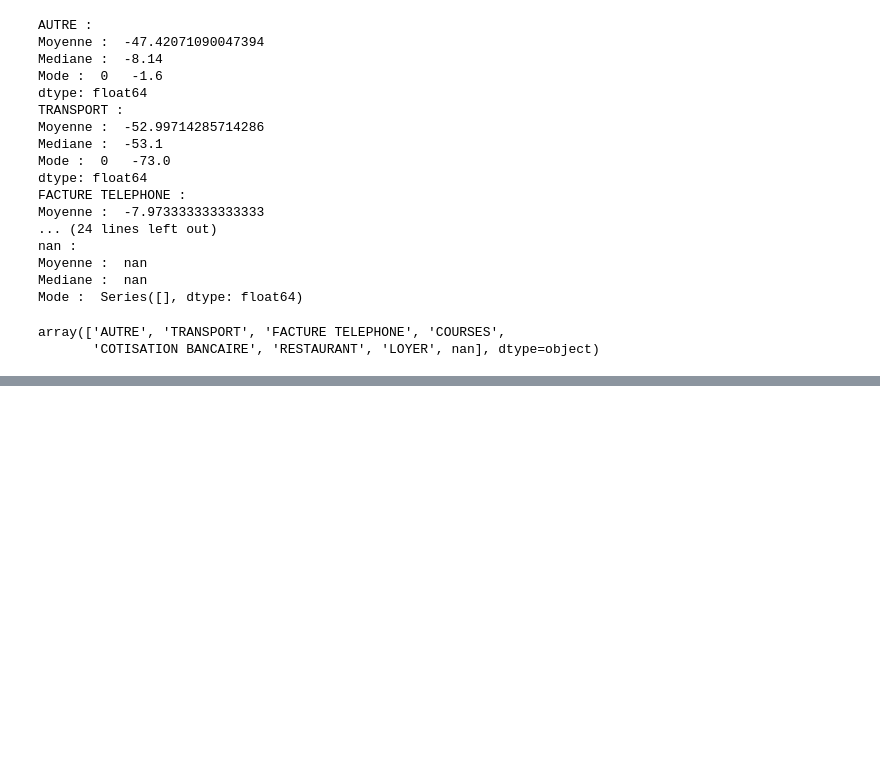
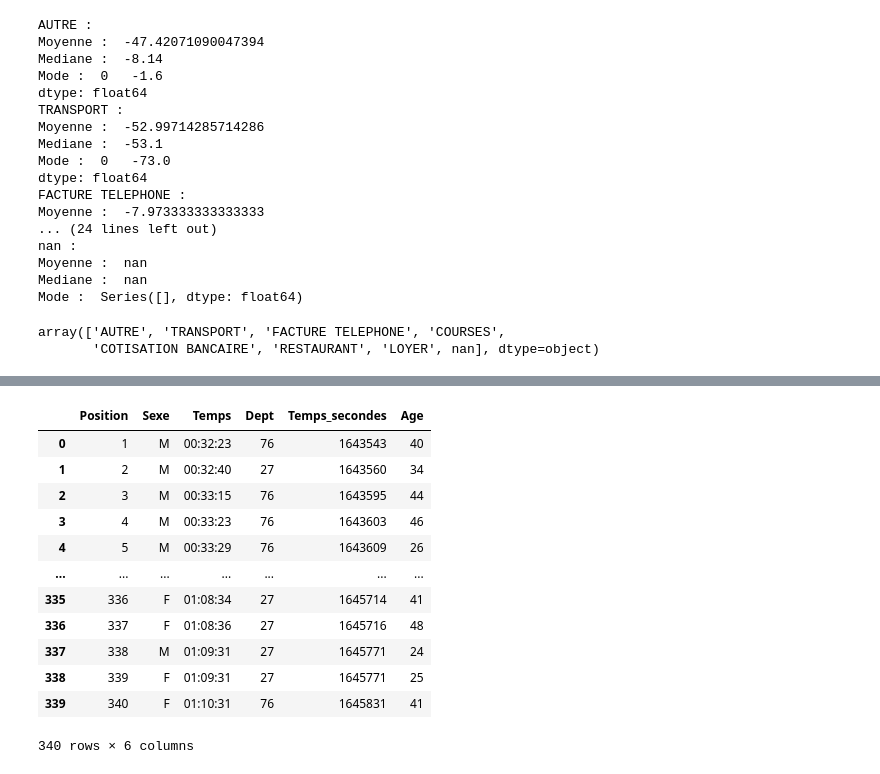
Before and after one commit to Nacim-B/OpenClassrooms-Training, a Jupyter notebook: Projet_2.1.ipynb, the cells around one changed output, grey strips where cells are left out. Saved outputs shown, nothing was run; the diff lists cells and outputs as text; code cells hidden in the pictures; blank space fills up the shorter version.

```diff
--- a/Projet_2.1.ipynb
+++ b/Projet_2.1.ipynb
@@ -296,0 +376,18 @@ array(['AUTRE', 'TRANSPORT', 'FACTURE TELEPHONE', 'COURSES',
+# %%
+courses_2 = pd.read_csv('data_2/quiz/course+-+Quiz+P4+(1).csv')
+# %%
+courses_2
+# %% [output]
+|  | Position | Sexe | Temps | Dept | Temps_secondes | Age |
+| 0 | 1 | M | 00:32:23 | 76 | 1643543 | 40 |
+| 1 | 2 | M | 00:32:40 | 27 | 1643560 | 34 |
+| 2 | 3 | M | 00:33:15 | 76 | 1643595 | 44 |
+| 3 | 4 | M | 00:33:23 | 76 | 1643603 | 46 |
+| 4 | 5 | M | 00:33:29 | 76 | 1643609 | 26 |
+| ... | ... | ... | ... | ... | ... | ... |
+| 335 | 336 | F | 01:08:34 | 27 | 1645714 | 41 |
+| 336 | 337 | F | 01:08:36 | 27 | 1645716 | 48 |
+| 337 | 338 | M | 01:09:31 | 27 | 1645771 | 24 |
+| 338 | 339 | F | 01:09:31 | 27 | 1645771 | 25 |
+| 339 | 340 | F | 01:10:31 | 76 | 1645831 | 41 |
+340 rows × 6 columns
```
Also changed, not shown: parts of 10 cells of this notebook.
